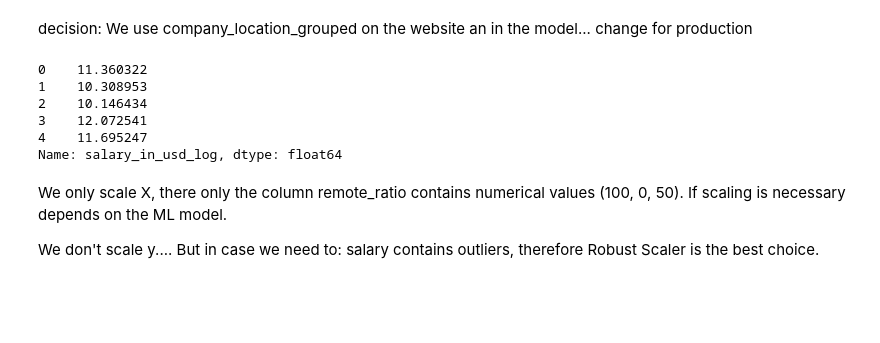
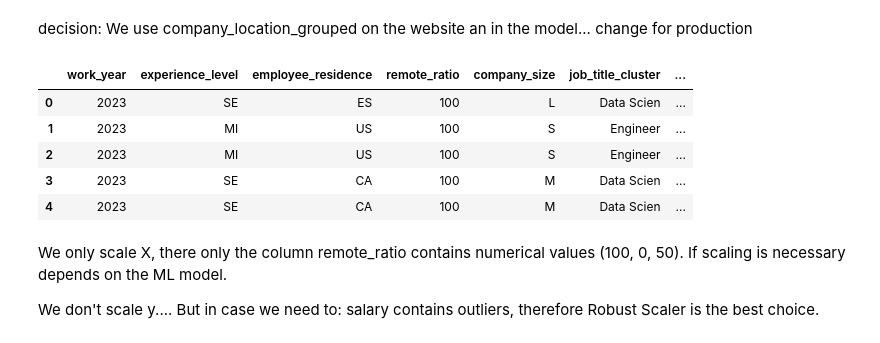
Before and after one commit to datschman/DataScientist, a Jupyter notebook: notebooks/data set 1_model improvement.ipynb, the cells around one changed output. Drawn from its saved outputs; the diff is of its cells as text; code cells hidden in the pictures; blank space fills up the shorter version.

```diff
--- a/notebooks/data set 1_model improvement.ipynb
+++ b/notebooks/data set 1_model improvement.ipynb
@@ -304,14 +305,16 @@ decision: We use company_location_grouped on the website an in the model... chan
 # %%
 X = data.drop(columns=["salary", "salary_currency", "salary_in_usd", "salary_in_usd_log", "company_location", "job_title", "employment_type"])
 y = data ["salary_in_usd_log"]
-y.head(5)
+X.head(5)
+
+#--> change to: employee_residence grouped
 # %% [output]
-0    11.360322
-1    10.308953
-2    10.146434
-3    12.072541
-4    11.695247
-Name: salary_in_usd_log, dtype: float64
+|  | work_year | experience_level | employee_residence | remote_ratio | company_size | job_title_cluster | ... |
+| 0 | 2023 | SE | ES | 100 | L | Data Scien | ... |
+| 1 | 2023 | MI | US | 100 | S | Engineer | ... |
+| 2 | 2023 | MI | US | 100 | S | Engineer | ... |
+| 3 | 2023 | SE | CA | 100 | M | Data Scien | ... |
+| 4 | 2023 | SE | CA | 100 | M | Data Scien | ... |
 # %% [markdown]
 We only scale X, there only the column remote_ratio contains numerical values (100,   0,  50). If scaling is necessary depends on the ML model.
 
```
Also changed, not shown: parts of 2 cells of this notebook, 3 other files.
